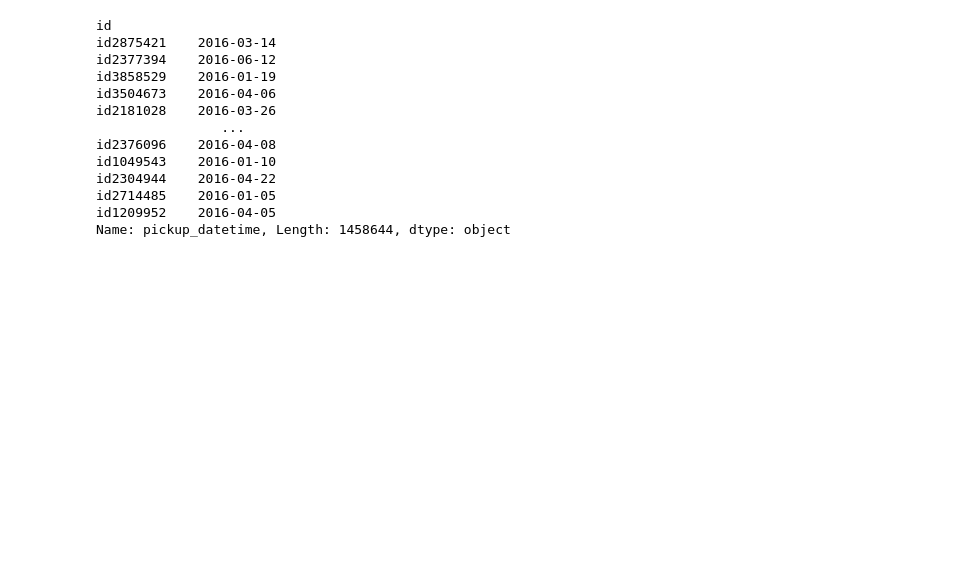
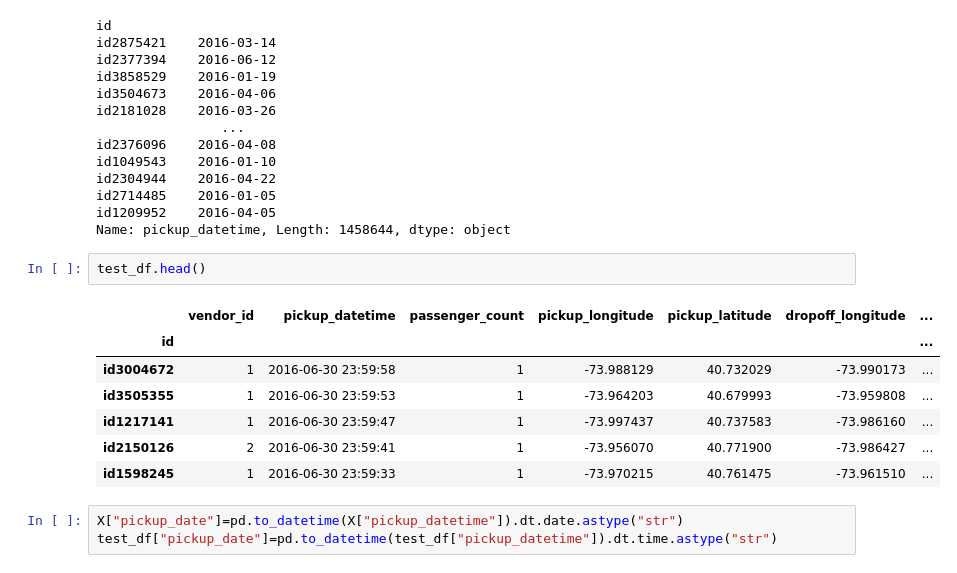
Before and after one commit to ameenamk/ml_practice, a Jupyter notebook: eda_2.ipynb, the cells around one changed output. Drawn from its saved outputs; the diff is of its cells as text; blank space fills up the shorter version.

```diff
--- a/eda_2.ipynb
+++ b/eda_2.ipynb
@@ -285,3 +285,16 @@ id2304944    2016-04-22
 id2714485    2016-01-05
 id1209952    2016-04-05
 Name: pickup_datetime, Length: 1458644, dtype: object
+# %%
+test_df.head()
+# %% [output]
+|  | vendor_id | pickup_datetime | passenger_count | pickup_longitude | pickup_latitude | dropoff_longitude | ... |
+| id |  |  |  |  |  |  | ... |
+| id3004672 | 1 | 2016-06-30 23:59:58 | 1 | -73.988129 | 40.732029 | -73.990173 | ... |
+| id3505355 | 1 | 2016-06-30 23:59:53 | 1 | -73.964203 | 40.679993 | -73.959808 | ... |
+| id1217141 | 1 | 2016-06-30 23:59:47 | 1 | -73.997437 | 40.737583 | -73.986160 | ... |
+| id2150126 | 2 | 2016-06-30 23:59:41 | 1 | -73.956070 | 40.771900 | -73.986427 | ... |
+| id1598245 | 1 | 2016-06-30 23:59:33 | 1 | -73.970215 | 40.761475 | -73.961510 | ... |
+# %%
+X["pickup_date"]=pd.to_datetime(X["pickup_datetime"]).dt.date.astype("str")
+test_df["pickup_date"]=pd.to_datetime(test_df["pickup_datetime"]).dt.time.astype("str")
```
Also changed, not shown: parts of 29 cells of this notebook.
